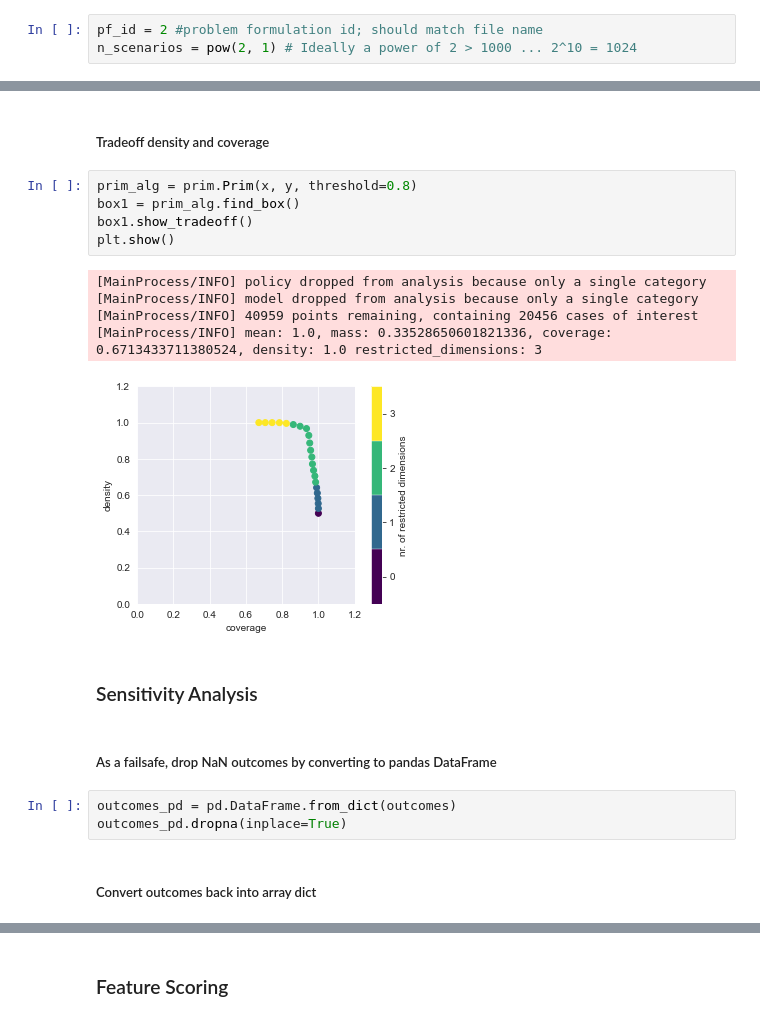
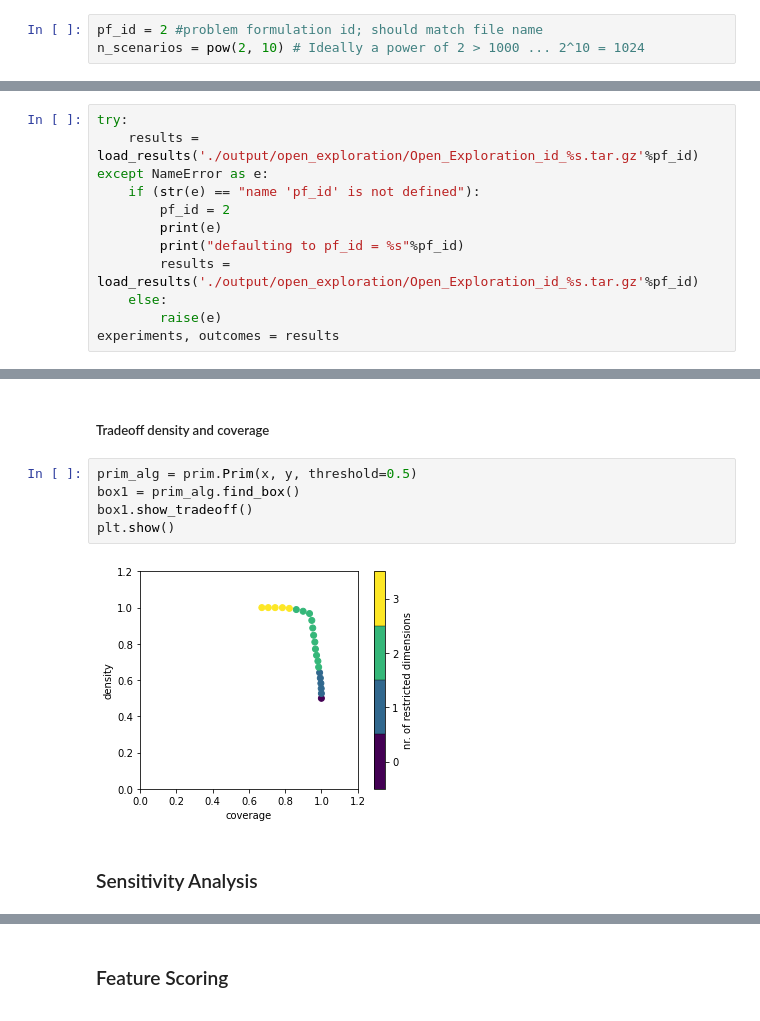
Before and after one commit to rhysits/thesis, a Jupyter notebook: final assignment/Open_Exploration_Final.ipynb, the cells around one changed output, grey strips where cells are left out. Drawn from its saved outputs; the diff is of its cells as text.

Commit message:
Update Open_Exploration_Final.ipynb
working Open_Exploration_Final file - PLEASE check on your computer to see if it also works for you - you can reduce the number of scenarios to make it run quicker

```diff
--- a/final assignment/Open_Exploration_Final.ipynb
+++ b/final assignment/Open_Exploration_Final.ipynb
@@ -2,7 +2,7 @@
 ### Set Parameters
 # %%
 pf_id = 2 #problem formulation id; should match file name
-n_scenarios = pow(2, 1) # Ideally a power of 2 > 1000 ... 2^10 = 1024
+n_scenarios = pow(2, 10) # Ideally a power of 2 > 1000 ... 2^10 = 1024
 # %% [markdown]
 ### Run Model for Open Exploration
 # %% [markdown]
@@ -134,0 +115,12 @@ dict_keys(['Expected Annual Damage', 'Dike Investment Costs', 'RfR Investment Co
+# %%
+try:
+    results = load_results('./output/open_exploration/Open_Exploration_id_%s.tar.gz'%pf_id)
+except NameError as e:
+    if (str(e) == "name 'pf_id' is not defined"):
+        pf_id = 2
+        print(e)
+        print("defaulting to pf_id = %s"%pf_id)
+        results = load_results('./output/open_exploration/Open_Exploration_id_%s.tar.gz'%pf_id)
+    else:
+        raise(e)
+experiments, outcomes = results
@@ -192,22 +241,11 @@ y = data < np.quantile(data, .5) #np.percentile(data, 10) # 10 percent of worst
 # %% [markdown]
 ##### Tradeoff density and coverage
 # %%
-prim_alg = prim.Prim(x, y, threshold=0.8)
+prim_alg = prim.Prim(x, y, threshold=0.5)
 box1 = prim_alg.find_box()
 box1.show_tradeoff()
 plt.show()
 # %% [output]
-[MainProcess/INFO] policy dropped from analysis because only a single category
-[MainProcess/INFO] model dropped from analysis because only a single category
-[MainProcess/INFO] 40959 points remaining, containing 20456 cases of interest
-[MainProcess/INFO] mean: 1.0, mass: 0.33528650601821336, coverage: 0.6713433711380524, density: 1.0 restricted_dimensions: 3
-[figure, old version]
+[figure, new version]
 # %% [markdown]
 ### Sensitivity Analysis
-# %% [markdown]
-##### As a failsafe, drop NaN outcomes by converting to pandas DataFrame
-# %%
-outcomes_pd = pd.DataFrame.from_dict(outcomes)
-outcomes_pd.dropna(inplace=True)
-# %% [markdown]
-##### Convert outcomes back into array dict
```
Also changed, not shown: parts of 23 cells of this notebook.
